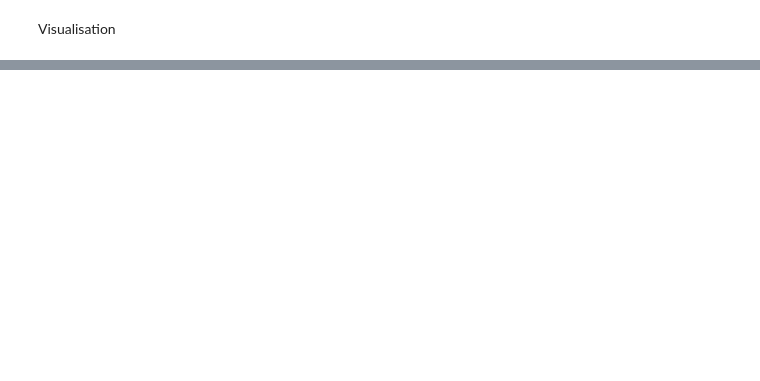
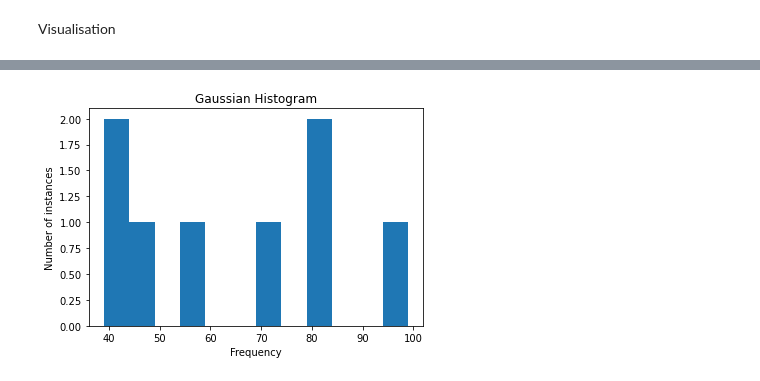
Before and after one commit to asfaqahmedkazi/IMDBProject, a Jupyter notebook: IMDb_Sentiment_Analysis.ipynb, the cells around one changed output, grey strips where cells are left out. Saved outputs shown, nothing was run; the diff lists cells and outputs as text; code cells hidden in the pictures; blank space fills up the shorter version.

```diff
--- a/IMDb_Sentiment_Analysis.ipynb
+++ b/IMDb_Sentiment_Analysis.ipynb
@@ -670,0 +704,12 @@ plt.show()
+# %%
+# Having a look at less than 100 frequency words more closely
+
+zoom_data = [f for f in data[0] if f <= 100]
+binwidth = 5
+plt.hist(zoom_data, bins=range(min(zoom_data), max(zoom_data) + binwidth, binwidth), log=False)
+plt.title("Gaussian Histogram")
+plt.xlabel("Frequency")
+plt.ylabel("Number of instances")
+plt.show()
+# %% [output]
+[figure, added]
```
Also changed, not shown: parts of 24 cells of this notebook.
